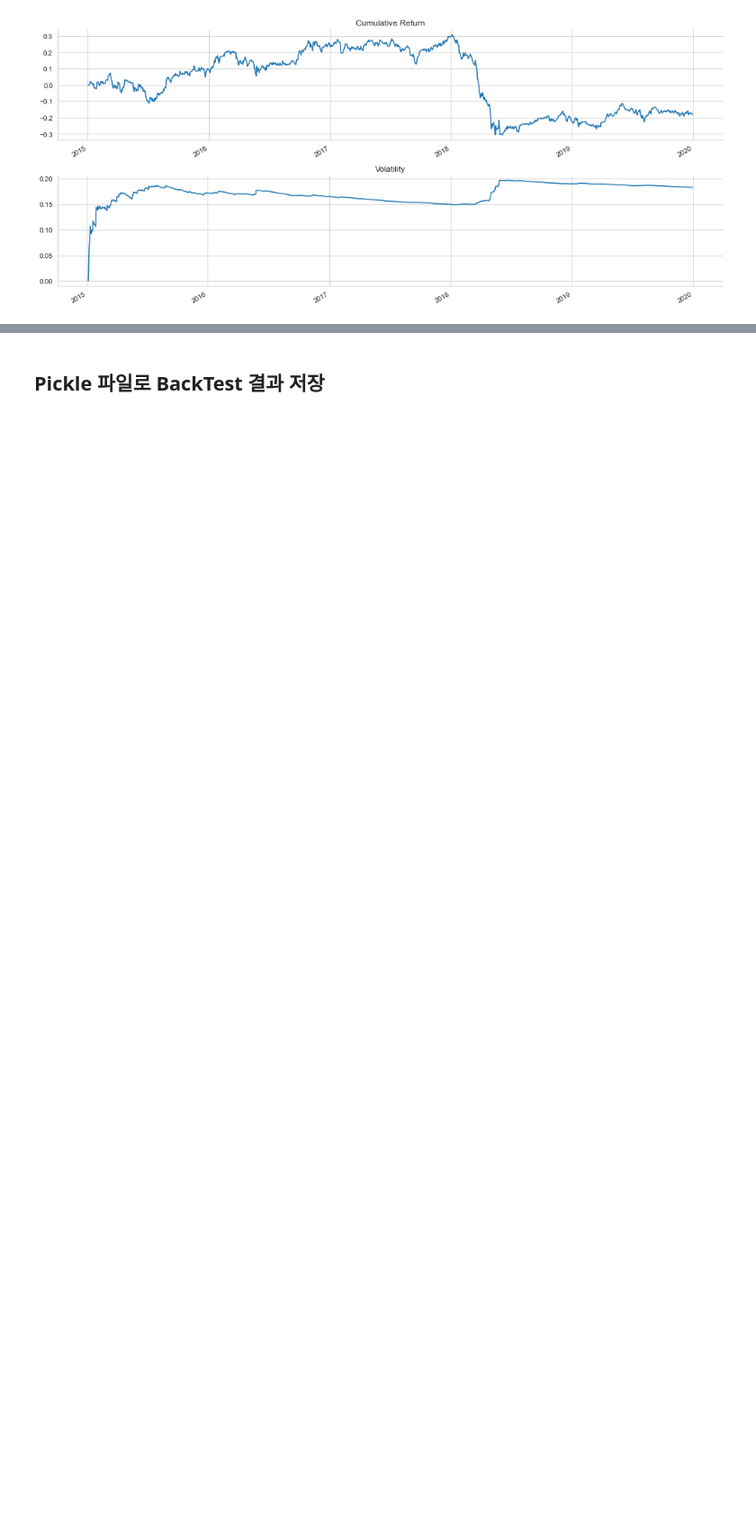
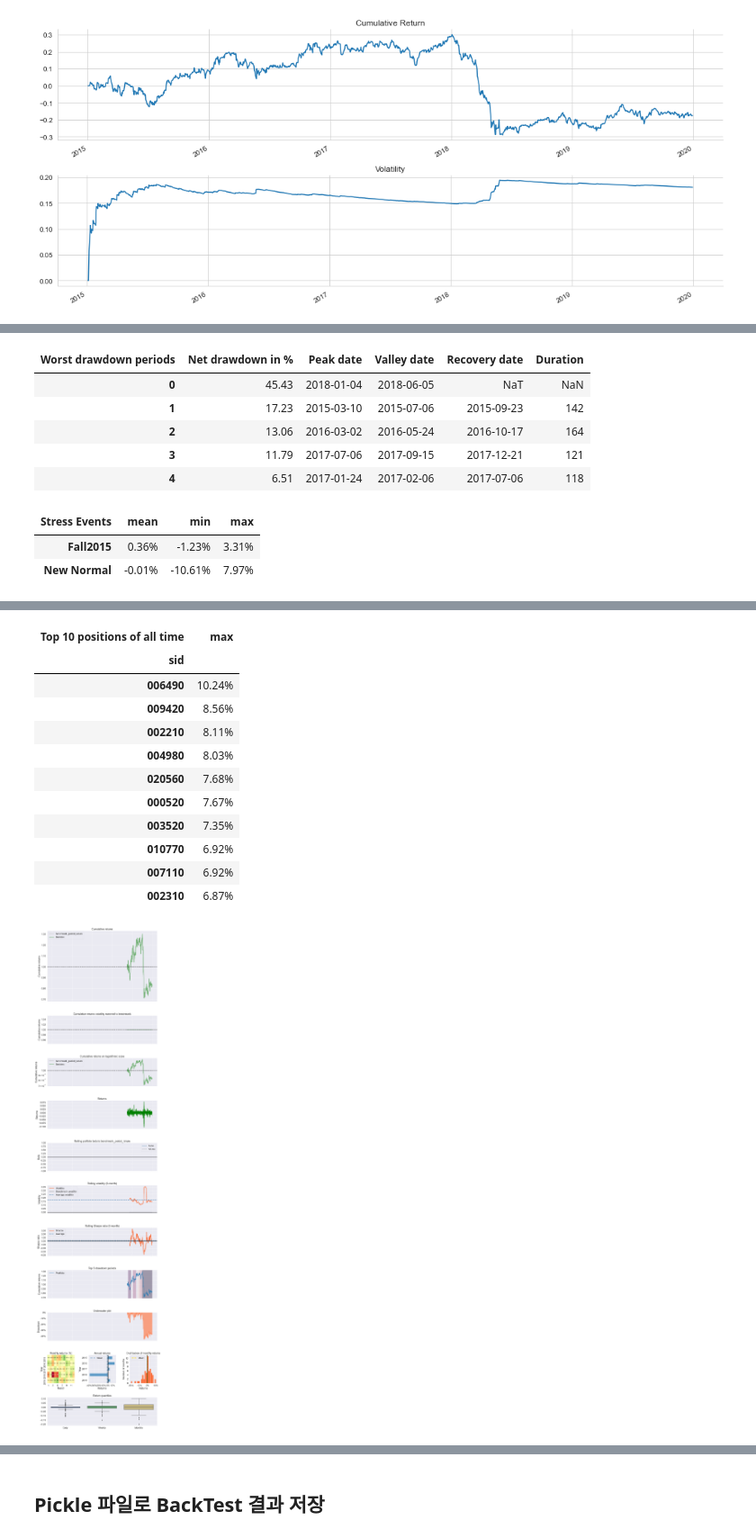
Before and after one commit to Hertz-and-Alpha/machine-learning-for-trading-korea-stock, a Jupyter notebook: 04_alpha_factor_research/04_single_factor_zipline-설명.ipynb, the cells around one changed output, grey strips where cells are left out. Shown at 90% size. Saved outputs shown, nothing was run; the diff lists cells and outputs as text; code cells hidden in the pictures; blank space fills up the shorter version.

```diff
--- a/04_alpha_factor_research/04_single_factor_zipline-설명.ipynb
+++ b/04_alpha_factor_research/04_single_factor_zipline-설명.ipynb
@@ -246,0 +252,9 @@ fig.tight_layout();
+# %%
+returns, positions, transactions = pf.utils.extract_rets_pos_txn_from_zipline(results)
+# %%
+benchmark_period_returns = results['benchmark_period_return']
+# %%
+daily_benchmark_returns = np.exp(np.log(benchmark_period_returns + 1.0).diff()) - 1
+# %%
+pf.create_full_tear_sheet(returns, positions=positions, transactions=transactions, benchmark_rets=daily_benchmark_returns)
+# %% [output]
@@ -246,0 +282,9 @@ fig.tight_layout();
+| Worst drawdown periods | Net drawdown in % | Peak date | Valley date | Recovery date | Duration |
+| 0 | 45.43 | 2018-01-04 | 2018-06-05 | NaT | NaN |
+| 1 | 17.23 | 2015-03-10 | 2015-07-06 | 2015-09-23 | 142 |
+| 2 | 13.06 | 2016-03-02 | 2016-05-24 | 2016-10-17 | 164 |
+| 3 | 11.79 | 2017-07-06 | 2017-09-15 | 2017-12-21 | 121 |
+| 4 | 6.51 | 2017-01-24 | 2017-02-06 | 2017-07-06 | 118 |
+| Stress Events | mean | min | max |
+| Fall2015 | 0.36% | -1.23% | 3.31% |
+| New Normal | -0.01% | -10.61% | 7.97% |
@@ -246,0 +315,13 @@ fig.tight_layout();
+| Top 10 positions of all time | max |
+| sid |  |
+| 006490 | 10.24% |
+| 009420 | 8.56% |
+| 002210 | 8.11% |
+| 004980 | 8.03% |
+| 020560 | 7.68% |
+| 000520 | 7.67% |
+| 003520 | 7.35% |
+| 010770 | 6.92% |
+| 007110 | 6.92% |
+| 002310 | 6.87% |
+[figure, added]
```
Also changed, not shown: parts of 8 cells of this notebook, 3 other files.
